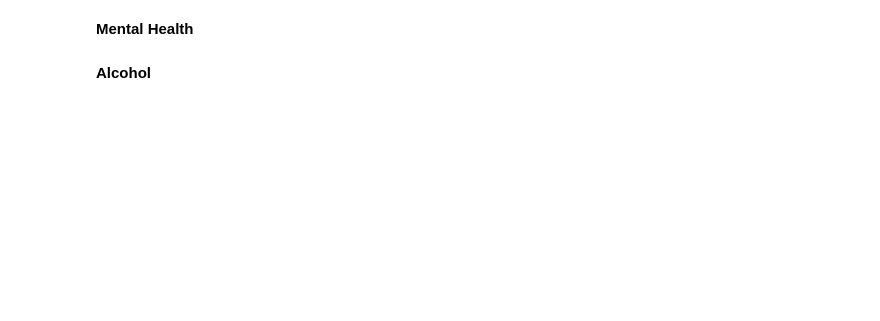
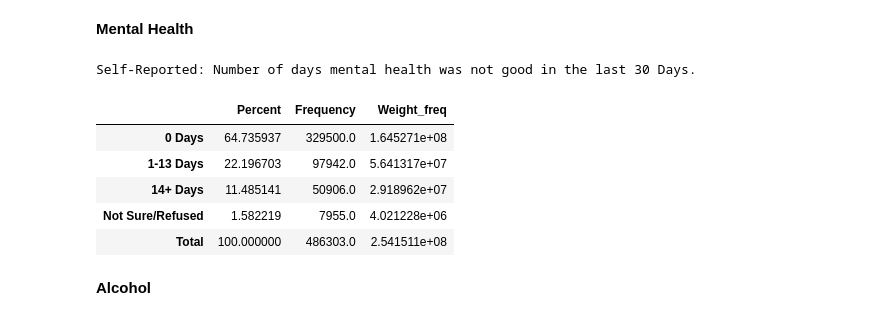
Before and after one commit to pmleffers/BRFSS2016, a Jupyter notebook: BRFSS notebook.ipynb, the cells around one changed output. Cells and saved outputs as stored; diff of their text form; code cells hidden in the pictures; blank space fills up the shorter version.

```diff
--- a/BRFSS notebook.ipynb
+++ b/BRFSS notebook.ipynb
@@ -228,4 +384,53 @@ Frequency Table: Exercise within the last 30 days.
 # %% [markdown]
 **Mental Health**
+# %%
+#np.dtype(BRFSS2016['_MENT14D'])
+#dtype('int64')
+temp=pd.DataFrame(BRFSS2016['_MENT14D'])
+#one-hot encoding
+for x in temp._MENT14D.unique():
+    temp[x]=(temp._MENT14D==x).astype(int)
+
+#temp.columns
+#Index(['_MENT14D', 1, 2, 3, 9], dtype='object')
+temp.rename(columns={'_MENT14D':'MentHealth', 1:'one', 2:'two', 3:'three', 9:'nine'}, inplace=True)
+# %%
+#Setup Statsmodels to get Frequency Weights
+#one
+freqTemp = smf.DescrStatsW(temp['one'], weights=WeightVar)
+counts=np.array(pd.Series(temp.one).value_counts())
+one=np.array([freqTemp.mean*100,counts[0],freqTemp.sum])
+#two
+freqTemp = smf.DescrStatsW(temp['two'], weights=WeightVar)
+counts=np.array(pd.Series(temp.two).value_counts())
+two=np.array([freqTemp.mean*100,counts[1],freqTemp.sum])
+#three
+freqTemp = smf.DescrStatsW(temp['three'], weights=WeightVar)
+counts=np.array(pd.Series(temp.three).value_counts())
+three=np.array([freqTemp.mean*100,counts[1],freqTemp.sum])
+#nine
+freqTemp = smf.DescrStatsW(temp['nine'], weights=WeightVar)
+counts=np.array(pd.Series(temp.nine).value_counts())
+nine=np.array([freqTemp.mean*100,counts[1],freqTemp.sum])
+
+#Create Table (DataFrame)
+freq_table=pd.DataFrame(np.array([one,two,three,nine]),columns=['Percent','Frequency','Weight_freq'])
+#Modify index rows
+first,second,third,ninth = freq_table.index[0],freq_table.index[1],freq_table.index[2],freq_table.index[3]
+freq_table.rename(index={first: '0 Days',second: '1-13 Days',third: '14+ Days',ninth:'Not Sure/Refused'},inplace=True)
+#Create Totals Row
+last=np.array([round(freq_table['Percent'].sum()),round(freq_table['Frequency'].sum()),round(freq_table['Weight_freq'].sum())])
+freq_table.loc[len(freq_table)]=last
+freq_table.rename(index={4:'Total'},inplace=True)
+print('Self-Reported: Number of days mental health was not good in the last 30 Days.')
+freq_table
+# %% [output]
+Self-Reported: Number of days mental health was not good in the last 30 Days.
+|  | Percent | Frequency | Weight_freq |
+| 0 Days | 64.735937 | 329500.0 | 1.645271e+08 |
+| 1-13 Days | 22.196703 | 97942.0 | 5.641317e+07 |
+| 14+ Days | 11.485141 | 50906.0 | 2.918962e+07 |
+| Not Sure/Refused | 1.582219 | 7955.0 | 4.021228e+06 |
+| Total | 100.000000 | 486303.0 | 2.541511e+08 |
 # %% [markdown]
 **Alcohol**
```
Also changed, not shown: parts of 17 cells of this notebook.
